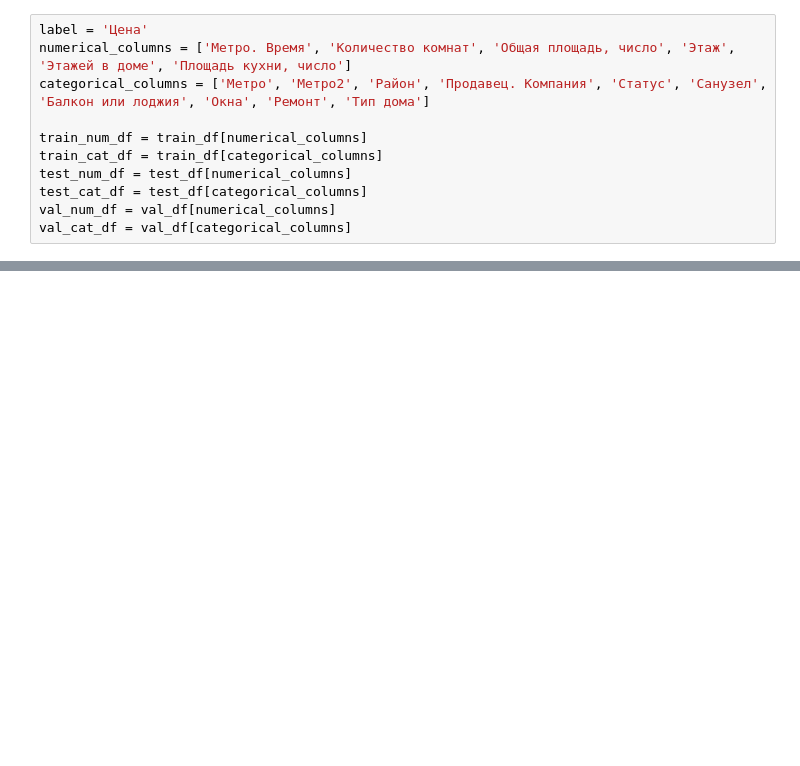
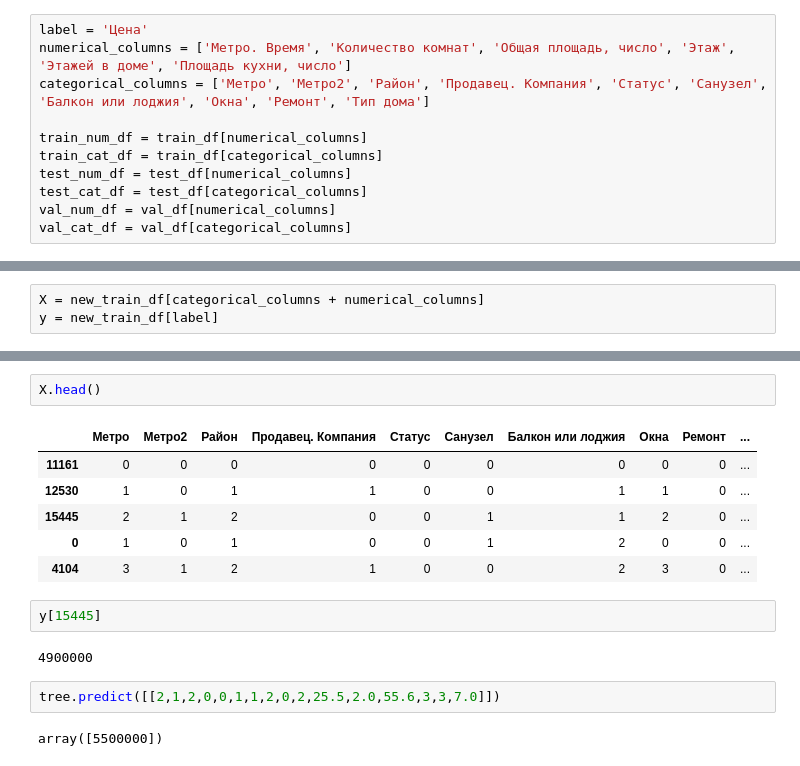
Before and after one commit to kuldii/avito_project, a Jupyter notebook: main.ipynb, the cells around one changed output, grey strips where cells are left out. Drawn from its saved outputs; the diff is of its cells as text; blank space fills up the shorter version.

```diff
--- a/main.ipynb
+++ b/main.ipynb
@@ -203,0 +230,3 @@ val_cat_df = val_df[categorical_columns]
+# %%
+X = new_train_df[categorical_columns + numerical_columns]
+y = new_train_df[label]
@@ -203,0 +238,17 @@ val_cat_df = val_df[categorical_columns]
+# %%
+X.head()
+# %% [output]
+|  | Метро | Метро2 | Район | Продавец. Компания | Статус | Санузел | Балкон или лоджия | Окна | Ремонт | ... |
+| 11161 | 0 | 0 | 0 | 0 | 0 | 0 | 0 | 0 | 0 | ... |
+| 12530 | 1 | 0 | 1 | 1 | 0 | 0 | 1 | 1 | 0 | ... |
+| 15445 | 2 | 1 | 2 | 0 | 0 | 1 | 1 | 2 | 0 | ... |
+| 0 | 1 | 0 | 1 | 0 | 0 | 1 | 2 | 0 | 0 | ... |
+| 4104 | 3 | 1 | 2 | 1 | 0 | 0 | 2 | 3 | 0 | ... |
+# %%
+y[15445]
+# %% [output]
+4900000
+# %%
+tree.predict([[2,1,2,0,0,1,1,2,0,2,25.5,2.0,55.6,3,3,7.0]])
+# %% [output]
+array([5500000])
```
Also changed, not shown: parts of 13 cells of this notebook.
